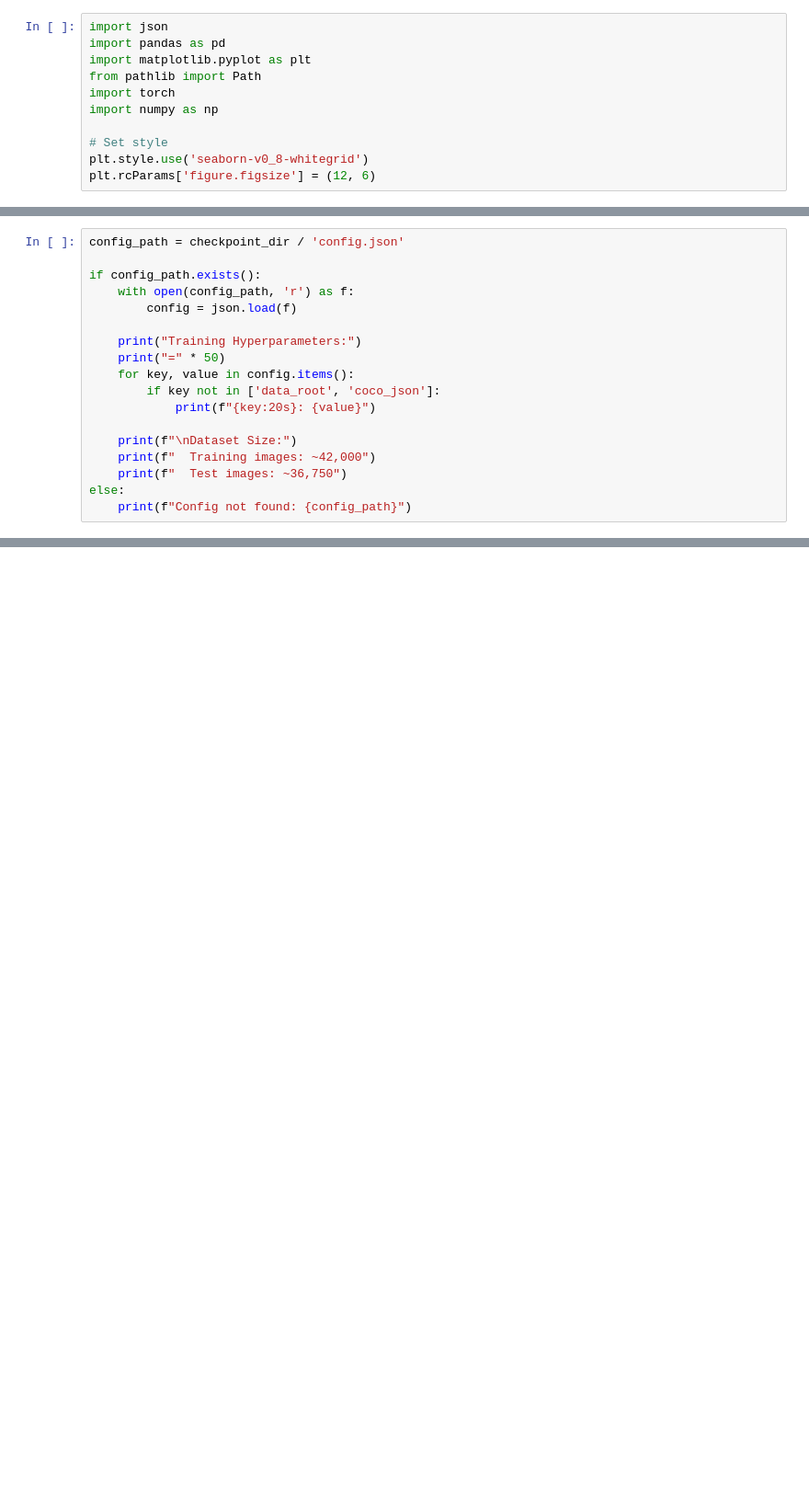
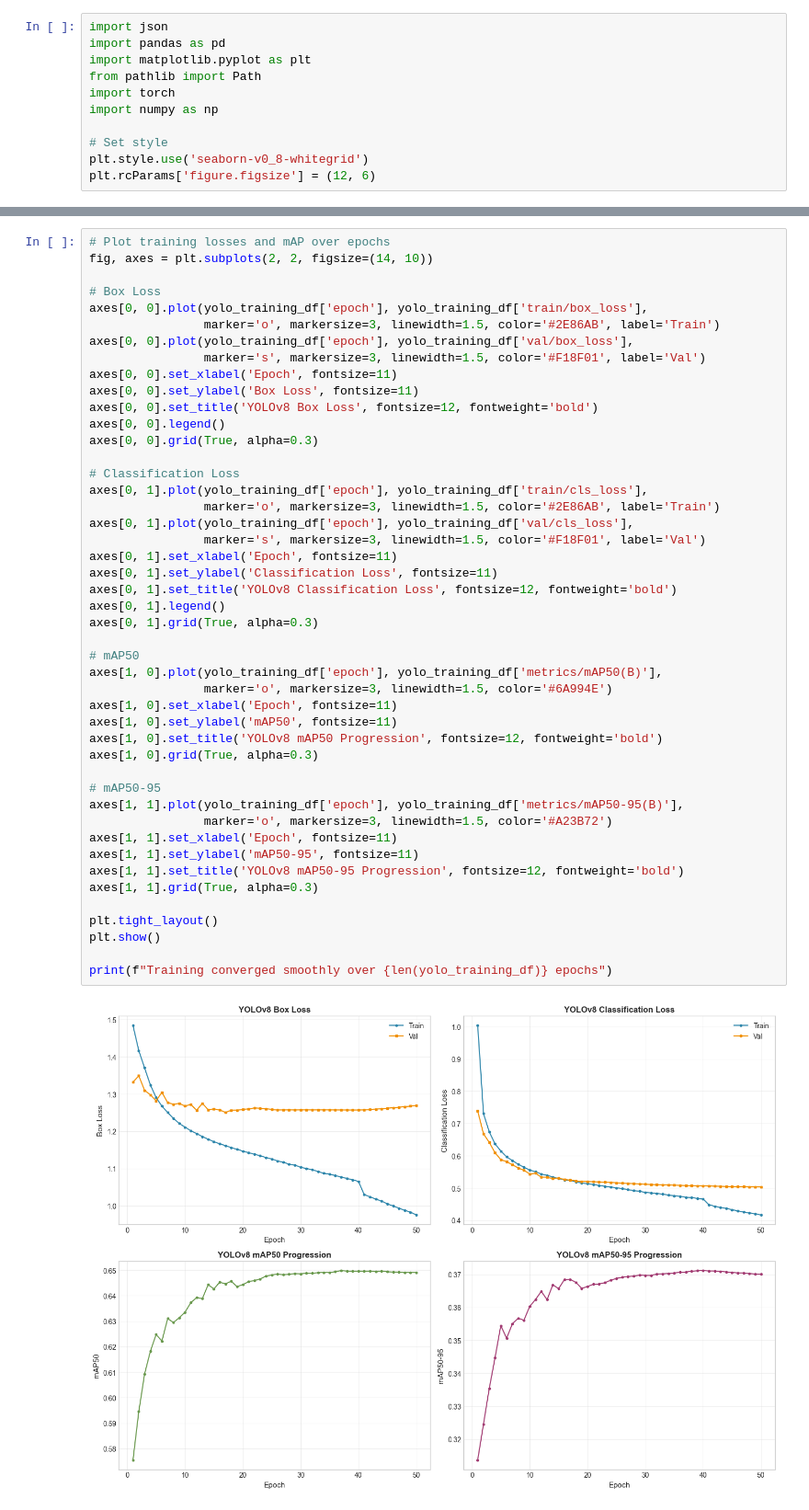
Before and after one commit to yash-patel-01/computervision_project, a Jupyter notebook: model_evaluation.ipynb, the cells around one changed output, grey strips where cells are left out. Shown at 92% size. Drawn from its saved outputs; the diff is of its cells as text; blank space fills up the shorter version.

```diff
--- a/model_evaluation.ipynb
+++ b/model_evaluation.ipynb
@@ -229,18 +175,0 @@ Checkpoint Contents:
-# %%
-config_path = checkpoint_dir / 'config.json'
-
-if config_path.exists():
-    with open(config_path, 'r') as f:
-        config = json.load(f)
-
-    print("Training Hyperparameters:")
-    print("=" * 50)
-    for key, value in config.items():
-        if key not in ['data_root', 'coco_json']:
-            print(f"{key:20s}: {value}")
-
-    print(f"\nDataset Size:")
-    print(f"  Training images: ~42,000")
-    print(f"  Test images: ~36,750")
-else:
-    print(f"Config not found: {config_path}")
@@ -283,0 +176,48 @@ This evaluation framework allows complete assessment of model performance on the
+# %%
+# Plot training losses and mAP over epochs
+fig, axes = plt.subplots(2, 2, figsize=(14, 10))
+
+# Box Loss
+axes[0, 0].plot(yolo_training_df['epoch'], yolo_training_df['train/box_loss'],
+                marker='o', markersize=3, linewidth=1.5, color='#2E86AB', label='Train')
+axes[0, 0].plot(yolo_training_df['epoch'], yolo_training_df['val/box_loss'],
+                marker='s', markersize=3, linewidth=1.5, color='#F18F01', label='Val')
+axes[0, 0].set_xlabel('Epoch', fontsize=11)
+axes[0, 0].set_ylabel('Box Loss', fontsize=11)
+axes[0, 0].set_title('YOLOv8 Box Loss', fontsize=12, fontweight='bold')
+axes[0, 0].legend()
+axes[0, 0].grid(True, alpha=0.3)
+
+# Classification Loss
+axes[0, 1].plot(yolo_training_df['epoch'], yolo_training_df['train/cls_loss'],
+                marker='o', markersize=3, linewidth=1.5, color='#2E86AB', label='Train')
+axes[0, 1].plot(yolo_training_df['epoch'], yolo_training_df['val/cls_loss'],
+                marker='s', markersize=3, linewidth=1.5, color='#F18F01', label='Val')
+axes[0, 1].set_xlabel('Epoch', fontsize=11)
+axes[0, 1].set_ylabel('Classification Loss', fontsize=11)
+axes[0, 1].set_title('YOLOv8 Classification Loss', fontsize=12, fontweight='bold')
+axes[0, 1].legend()
+axes[0, 1].grid(True, alpha=0.3)
+
+# mAP50
+axes[1, 0].plot(yolo_training_df['epoch'], yolo_training_df['metrics/mAP50(B)'],
+                marker='o', markersize=3, linewidth=1.5, color='#6A994E')
+axes[1, 0].set_xlabel('Epoch', fontsize=11)
+axes[1, 0].set_ylabel('mAP50', fontsize=11)
+axes[1, 0].set_title('YOLOv8 mAP50 Progression', fontsize=12, fontweight='bold')
+axes[1, 0].grid(True, alpha=0.3)
+
+# mAP50-95
+axes[1, 1].plot(yolo_training_df['epoch'], yolo_training_df['metrics/mAP50-95(B)'],
+                marker='o', markersize=3, linewidth=1.5, color='#A23B72')
+axes[1, 1].set_xlabel('Epoch', fontsize=11)
+axes[1, 1].set_ylabel('mAP50-95', fontsize=11)
+axes[1, 1].set_title('YOLOv8 mAP50-95 Progression', fontsize=12, fontweight='bold')
+axes[1, 1].grid(True, alpha=0.3)
+
+plt.tight_layout()
+plt.show()
+
+print(f"Training converged smoothly over {len(yolo_training_df)} epochs")
+# %% [output]
+[figure, added]
```
Also changed, not shown: parts of 28 cells of this notebook, 16 other files.
